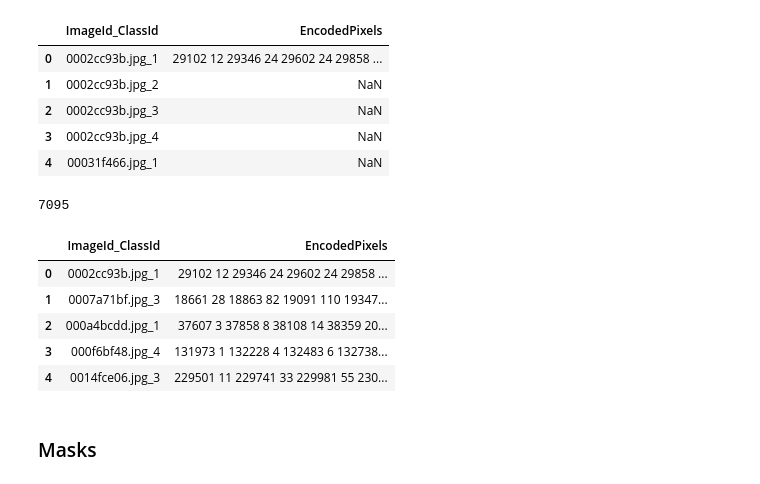
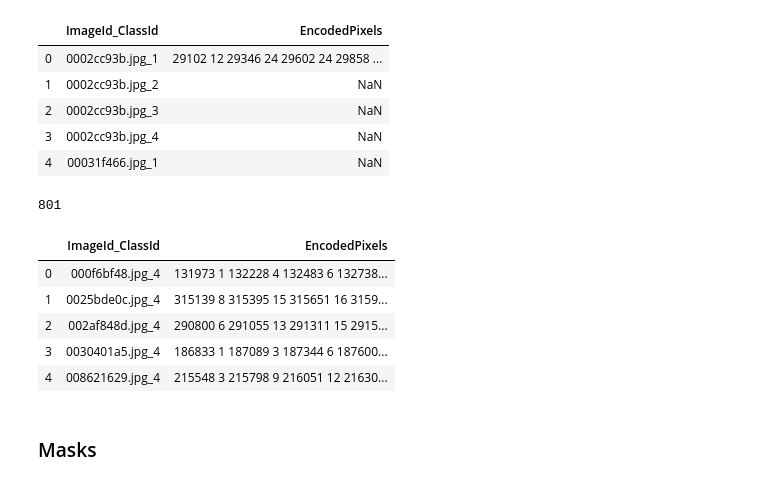
Before and after one commit to alongstar518/steal_defect_classficiation_segementation, a Jupyter notebook: cs221_final_model.ipynb, the cells around one changed output. Saved outputs shown, nothing was run; the diff lists cells and outputs as text; code cells hidden in the pictures.

```diff
--- a/cs221_final_model.ipynb
+++ b/cs221_final_model.ipynb
@@ -54,7 +54,11 @@ reload_data = True
 clear_tensor_board_history = False
 reload_last_model = False
 path = "/content/drive/My Drive/share/"
-data_path = "/content/drive/My Drive/share" # path to data on google drive
+if not os.path.exists(path):
+    path = "/home/zheng/git/cs221_finalproject"
+data_path = os.path.join(
+    path, "data", "severstal-steel-defect-detection"
+) # path to data
 model_save_path = os.path.join(path, "best.pth")
 
 train_data_percent = 0.8
@@ -130,5 +130,5 @@ Copy res18 folder:
 # %%
-tr = pd.read_csv(os.path.join(path, 'train.csv'))
+tr = pd.read_csv(os.path.join(data_path, 'train.csv'))
 print(len(tr))
 tr.head()
 # %% [output]
@@ -141,18 +141,18 @@ tr.head()
 | 4 | 00031f466.jpg_1 | NaN |
 # %%
 df_train = tr[tr['EncodedPixels'].notnull()].reset_index(drop=True)
-#df_train = df_train[df_train['ImageId_ClassId']
-#.apply(lambda x: x.split('_')[1] == '4')].reset_index(drop=True)
+df_train = df_train[df_train['ImageId_ClassId']
+.apply(lambda x: x.split('_')[1] == '4')].reset_index(drop=True)
 print(len(df_train))
 df_train.head()
 # %% [output]
-7095
+801
 |  | ImageId_ClassId | EncodedPixels |
-| 0 | 0002cc93b.jpg_1 | 29102 12 29346 24 29602 24 29858 ... |
-| 1 | 0007a71bf.jpg_3 | 18661 28 18863 82 19091 110 19347... |
-| 2 | 000a4bcdd.jpg_1 | 37607 3 37858 8 38108 14 38359 20... |
-| 3 | 000f6bf48.jpg_4 | 131973 1 132228 4 132483 6 132738... |
-| 4 | 0014fce06.jpg_3 | 229501 11 229741 33 229981 55 230... |
+| 0 | 000f6bf48.jpg_4 | 131973 1 132228 4 132483 6 132738... |
+| 1 | 0025bde0c.jpg_4 | 315139 8 315395 15 315651 16 3159... |
+| 2 | 002af848d.jpg_4 | 290800 6 291055 13 291311 15 2915... |
+| 3 | 0030401a5.jpg_4 | 186833 1 187089 3 187344 6 187600... |
+| 4 | 008621629.jpg_4 | 215548 3 215798 9 216051 12 21630... |
 # %% [markdown]
 ### Masks
 # %%
```
Also changed, not shown: parts of 13 cells of this notebook.
